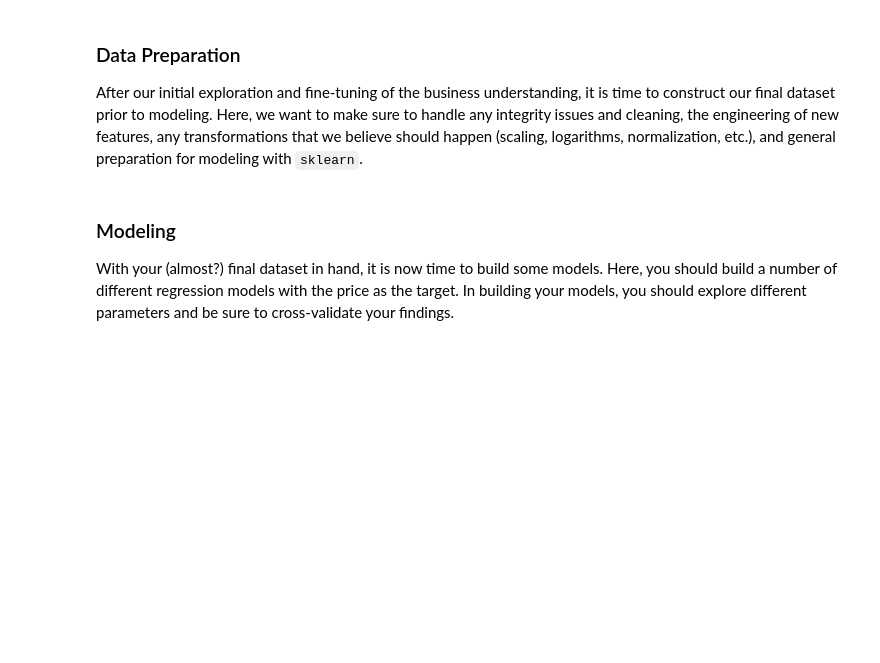
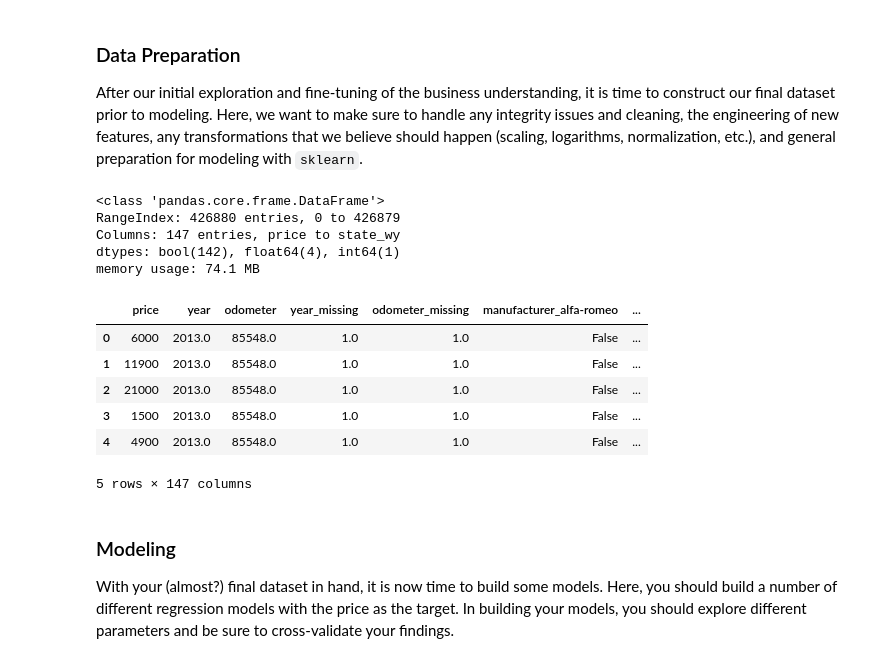
Before and after one commit to vegalopm/ml-assignment-mod11, a Jupyter notebook: prompt_II.ipynb, the cells around one changed output. Drawn from its saved outputs; the diff is of its cells as text; code cells hidden in the pictures; blank space fills up the shorter version.

Commit message:
Data Preparation updated and Modeling started.

```diff
--- a/prompt_II.ipynb
+++ b/prompt_II.ipynb
@@ -95,6 +108,40 @@ After analyzing the data, here are some conclusions I made:
 ### Data Preparation
 
 After our initial exploration and fine-tuning of the business understanding, it is time to construct our final dataset prior to modeling.  Here, we want to make sure to handle any integrity issues and cleaning, the engineering of new features, any transformations that we believe should happen (scaling, logarithms, normalization, etc.), and general preparation for modeling with `sklearn`.
+# %%
+# Let's first drop the columns I don't need for the reasons mentioned above.
+cars.drop(columns=['id', 'VIN', 'region', 'model'], inplace=True)
+
+# Now let's fill year with the median and set the year_missing column when the
+# value was missing.
+cars.loc[cars['year'].isna(), 'year_missing'] = 1
+cars.loc[cars['year'].notna(), 'year_missing'] = 0
+cars.loc[cars['year'].isna(), 'year'] = cars['year'].median()
+
+# Now let's fill null values of odometer and set the odometer_missing column
+# when the value was missing
+cars.loc[cars['odometer'].isna(), 'odometer_missing'] = 1
+cars.loc[cars['odometer'].notna(), 'odometer_missing'] = 0
+cars.loc[cars['odometer'].isna(), 'odometer'] = cars['odometer'].median()
+
+# Now let's add dummies for nonnumeric features
+cars = pd.get_dummies(cars, drop_first=True)
+
+cars.info()
+cars.head()
+# %% [output]
+<class 'pandas.core.frame.DataFrame'>
+RangeIndex: 426880 entries, 0 to 426879
+Columns: 147 entries, price to state_wy
+dtypes: bool(142), float64(4), int64(1)
+memory usage: 74.1 MB
+|  | price | year | odometer | year_missing | odometer_missing | manufacturer_alfa-romeo | ... |
+| 0 | 6000 | 2013.0 | 85548.0 | 1.0 | 1.0 | False | ... |
+| 1 | 11900 | 2013.0 | 85548.0 | 1.0 | 1.0 | False | ... |
+| 2 | 21000 | 2013.0 | 85548.0 | 1.0 | 1.0 | False | ... |
+| 3 | 1500 | 2013.0 | 85548.0 | 1.0 | 1.0 | False | ... |
+| 4 | 4900 | 2013.0 | 85548.0 | 1.0 | 1.0 | False | ... |
+5 rows × 147 columns
 # %% [markdown]
 ### Modeling
 
```
Also changed, not shown: parts of 6 cells of this notebook.
